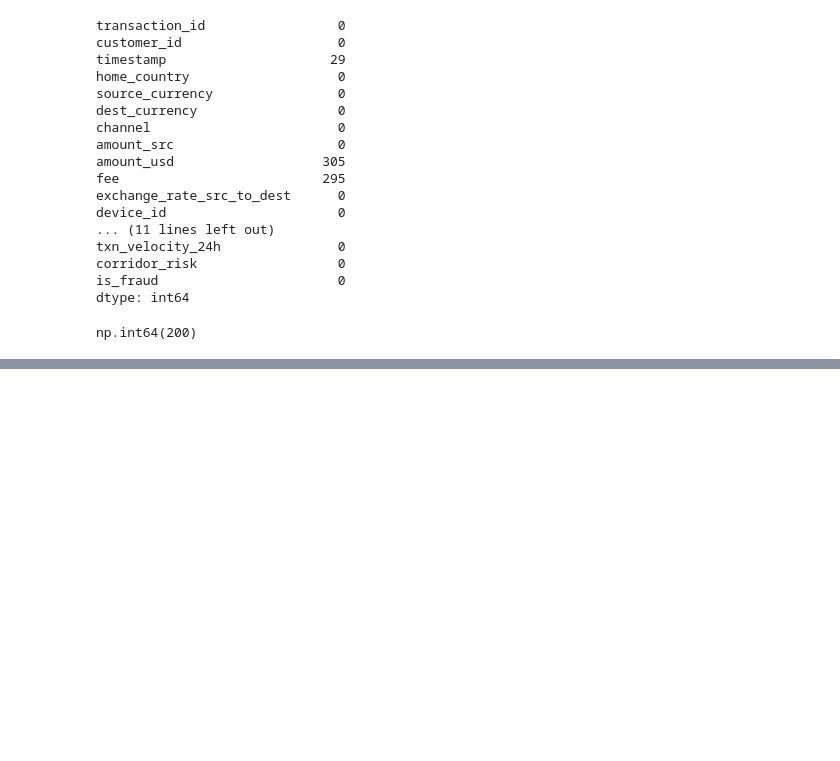
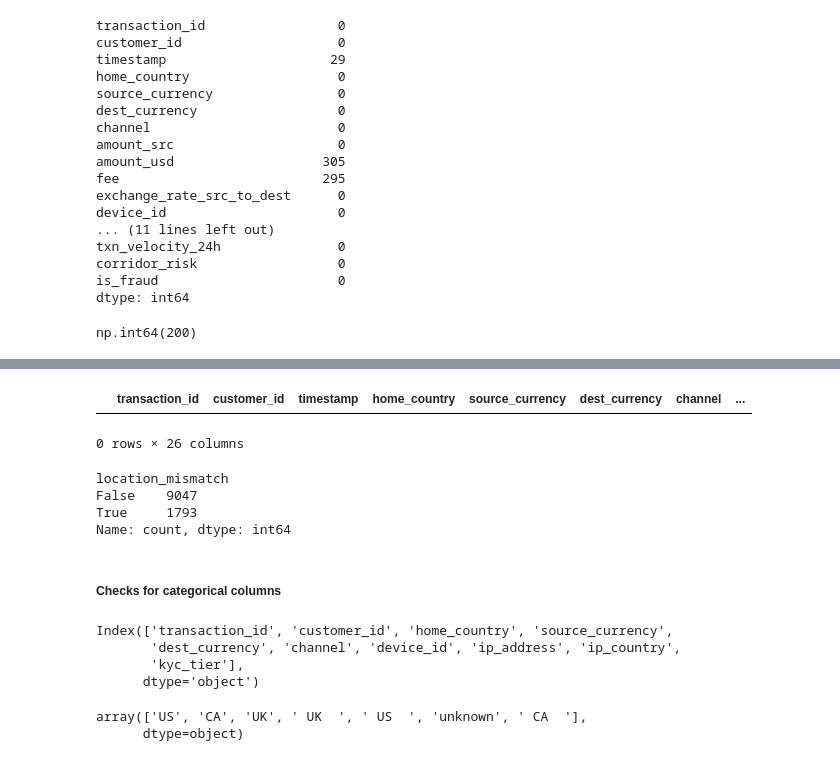
Before and after one commit to Devabebi/Nova_fraud_detection, a Jupyter notebook: data_quality_check.ipynb, the cells around one changed output, grey strips where cells are left out. Saved outputs shown, nothing was run; the diff lists cells and outputs as text; code cells hidden in the pictures; blank space fills up the shorter version.

Commit message:
Updated data quality checks notebook

```diff
--- a/data_quality_check.ipynb
+++ b/data_quality_check.ipynb
@@ -114,0 +180,4 @@ np.int64(200)
+# %%
+if 'kyc_tier' in df.columns:
+    mode_kyc = df['kyc_tier'].mode().iloc[0] if not df['kyc_tier'].mode().empty else 'standard'
+    df['kyc_tier'] = df['kyc_tier'].fillna(mode_kyc)
@@ -114,0 +188,6 @@ np.int64(200)
+# %%
+if 'device_trust_score' in df.columns:
+    if {'new_device','kyc_tier'}.issubset(df.columns):
+        df['device_trust_score'] = df.groupby(['new_device','kyc_tier'])['device_trust_score']\
+                                        .transform(lambda s: s.fillna(s.mean()))
+    df['device_trust_score'] = df['device_trust_score'].fillna(df['device_trust_score'].median())
@@ -114,0 +214,2 @@ np.int64(200)
+# %%
+df.dropna(inplace=True)
@@ -114,0 +246,7 @@ np.int64(200)
+# %%
+df = df[
+    (df['amount_src'] >= 0) &
+    (df['fee'] >= 0) &
+    (df['device_trust_score'] >= 0) &
+    (df['txn_velocity_1h'] >= 0)
+]
@@ -114,0 +265,26 @@ np.int64(200)
+# %%
+df[df['timestamp'] > pd.Timestamp.utcnow()]
+# %% [output]
+|  | transaction_id | customer_id | timestamp | home_country | source_currency | dest_currency | channel | ... |
+0 rows × 26 columns
+# %%
+df['location_mismatch'].value_counts()
+# %% [output]
+location_mismatch
+False    9047
+True     1793
+Name: count, dtype: int64
+# %% [markdown]
+##### Checks for categorical columns
+# %%
+df.select_dtypes(include='object').columns
+# %% [output]
+Index(['transaction_id', 'customer_id', 'home_country', 'source_currency',
+       'dest_currency', 'channel', 'device_id', 'ip_address', 'ip_country',
+       'kyc_tier'],
+      dtype='object')
+# %%
+df['home_country'].unique()
+# %% [output]
+array(['US', 'CA', 'UK', ' UK  ', ' US  ', 'unknown', ' CA  '],
+      dtype=object)
```
Also changed, not shown: parts of 33 cells of this notebook.
